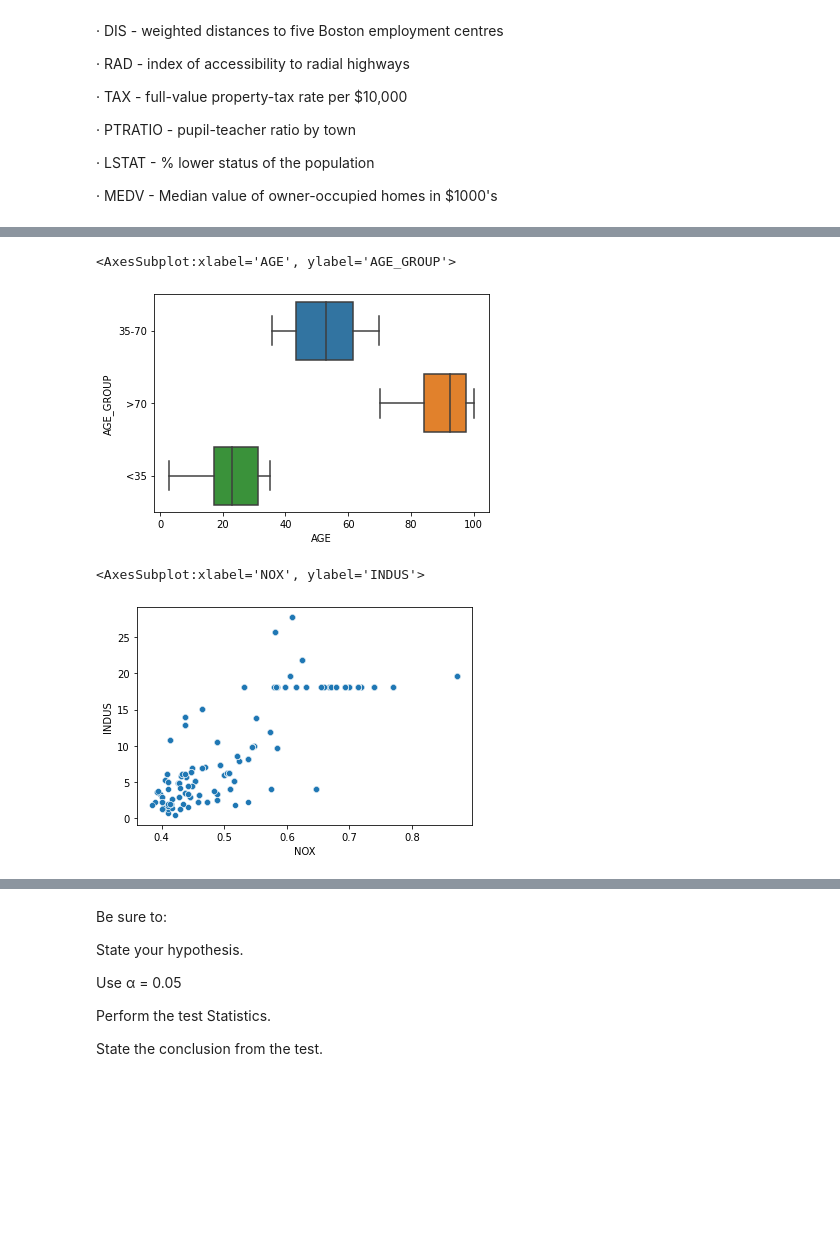
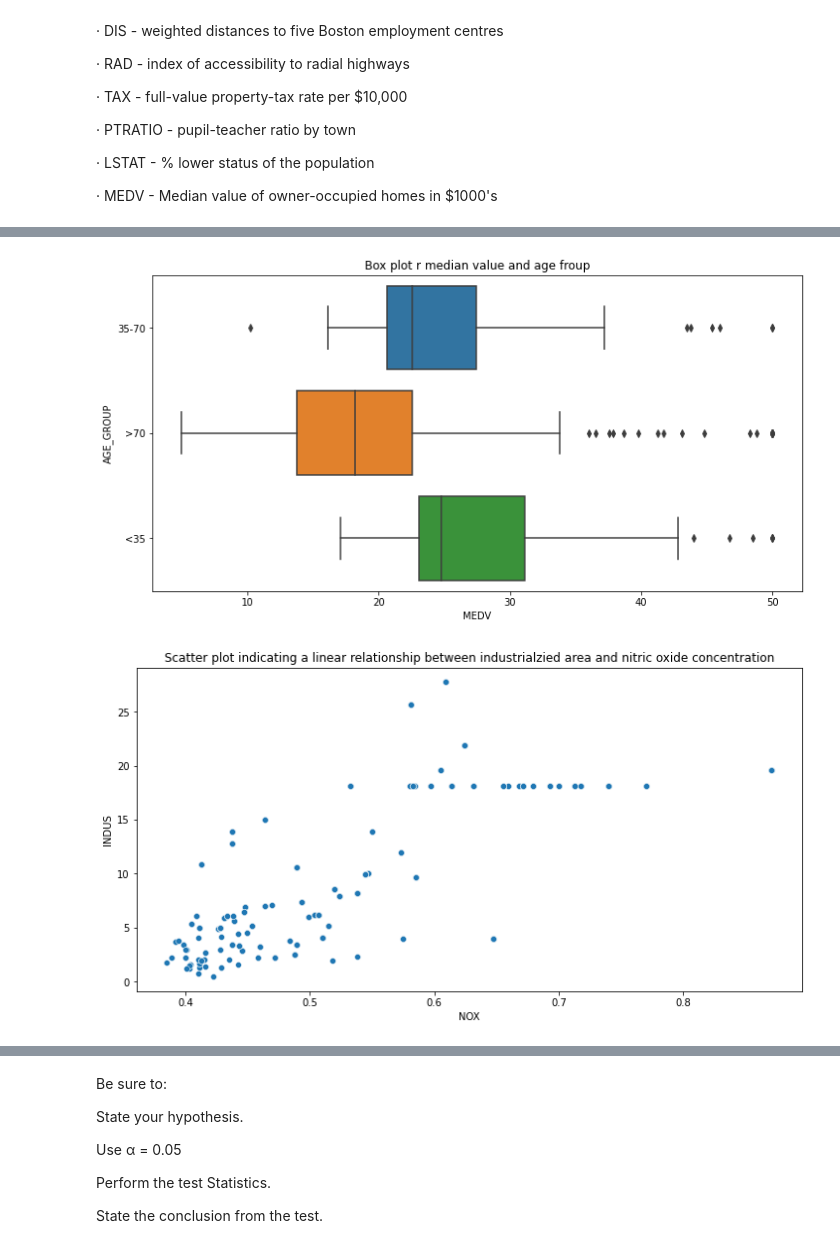
Before and after one commit to pawba/DSIBM, a Jupyter notebook: Peer-Graded-Assignment-jupyterlite-v2.ipynb, the cells around one changed output, grey strips where cells are left out. Cells and saved outputs as stored; diff of their text form; code cells hidden in the pictures; blank space fills up the shorter version.

```diff
--- a/Peer-Graded-Assignment-jupyterlite-v2.ipynb
+++ b/Peer-Graded-Assignment-jupyterlite-v2.ipynb
@@ -60,19 +98,23 @@ sns.barplot(boston_df, x='CHAS')
 # %%
 #Provide a boxplot for the MEDV variable vs the AGE variable.
 #(Discretize the age variable into three groups of 35 years and younger, between 35 and 70 years and 70 years and older)
 boston_df['AGE_GROUP'] = np.where(boston_df['AGE']>35, np.where(boston_df['AGE']>70, '>70', '35-70'), '<35')
-sns.boxplot(boston_df, x='AGE', y='AGE_GROUP')
+plt.figure(figsize=(12,6))
+sns.boxplot(boston_df, x='MEDV', y='AGE_GROUP')
+plt.title("Box plot r median value and age froup")
+plt.show()
 # %% [output]
-<AxesSubplot:xlabel='AGE', ylabel='AGE_GROUP'>
-[figure, old version]
+[figure, new version]
 # %%
 #Provide a scatter plot to show the relationship between Nitric oxide concentrations and the proportion of non-retail business acres per town.
 #What can you say about the relationship?
+plt.figure(figsize=(12,6))
 sns.scatterplot(data=boston_df, x='NOX', y='INDUS')
+plt.title("Scatter plot indicating a linear relationship between industrialzied area and nitric oxide concentration")
+plt.show()
 
 # COMMENT: In the areas of lower industrialization, the NOX concentration is lower
 # %% [output]
-<AxesSubplot:xlabel='NOX', ylabel='INDUS'>
-[figure, old version]
+[figure, new version]
 # %%
 #Create a histogram for the pupil to teacher ratio variable
```
Also changed, not shown: parts of 9 cells of this notebook.
